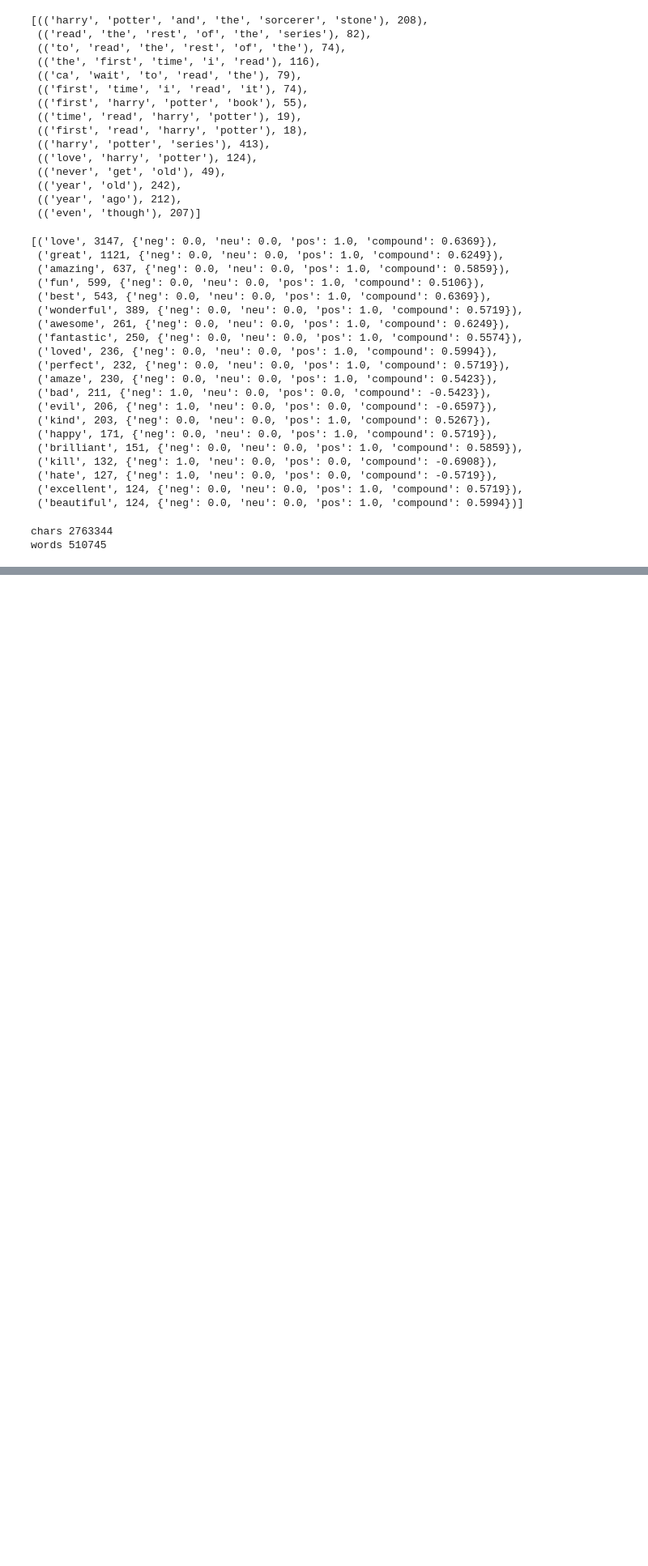
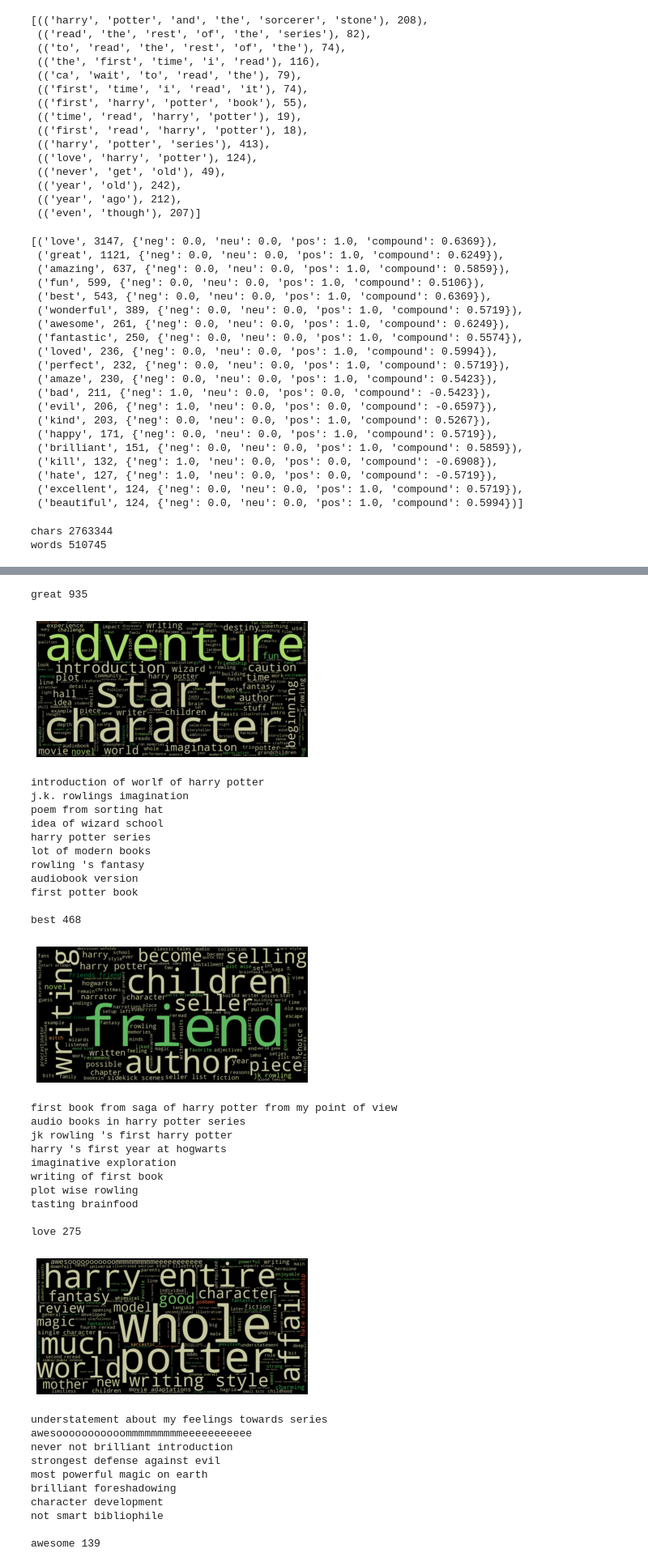
Before and after one commit to GiraffeReversed/sumreads, a Jupyter notebook: sentimental_words.ipynb, the cells around one changed output, grey strips where cells are left out. Shown at 81% size. Cells and saved outputs as stored; diff of their text form; code cells hidden in the pictures; blank space fills up the shorter version.

```diff
--- a/sentimental_words.ipynb
+++ b/sentimental_words.ipynb
@@ -141,7 +179,43 @@ print_descriptions(aspect_descriptions, min_descs=10, extra_stopwords=extra_stop
 # %%
 forbidden_sentimentals = {
     "thing", "things", "one", "way", "part", "deal", "job", "first",
     "book", "books", "serie", "series", "story", "stories", "read",
-    "literature"
+    "literature", "sequel"
 }
 print_descriptions(sentimental_descriptions, min_descs=10, extra_stopwords=forbidden_sentimentals)
+# %% [output]
+great 935
+[figure, added]
+introduction of worlf of harry potter
+j.k. rowlings imagination
+poem from sorting hat
+idea of wizard school
+harry potter series
+lot of modern books
+rowling 's fantasy
+audiobook version
+first potter book
+
+best 468
+[figure, added]
+first book from saga of harry potter from my point of view
+audio books in harry potter series
+jk rowling 's first harry potter
+harry 's first year at hogwarts
+imaginative exploration
+writing of first book
+plot wise rowling
+tasting brainfood
+
+love 275
+[figure, added]
+understatement about my feelings towards series
+awesooooooooooommmmmmmmmeeeeeeeeeee
+never not brilliant introduction
+strongest defense against evil
+most powerful magic on earth
+brilliant foreshadowing
+character development
+not smart bibliophile
+
+awesome 139
```
Also changed, not shown: parts of 9 cells of this notebook.
